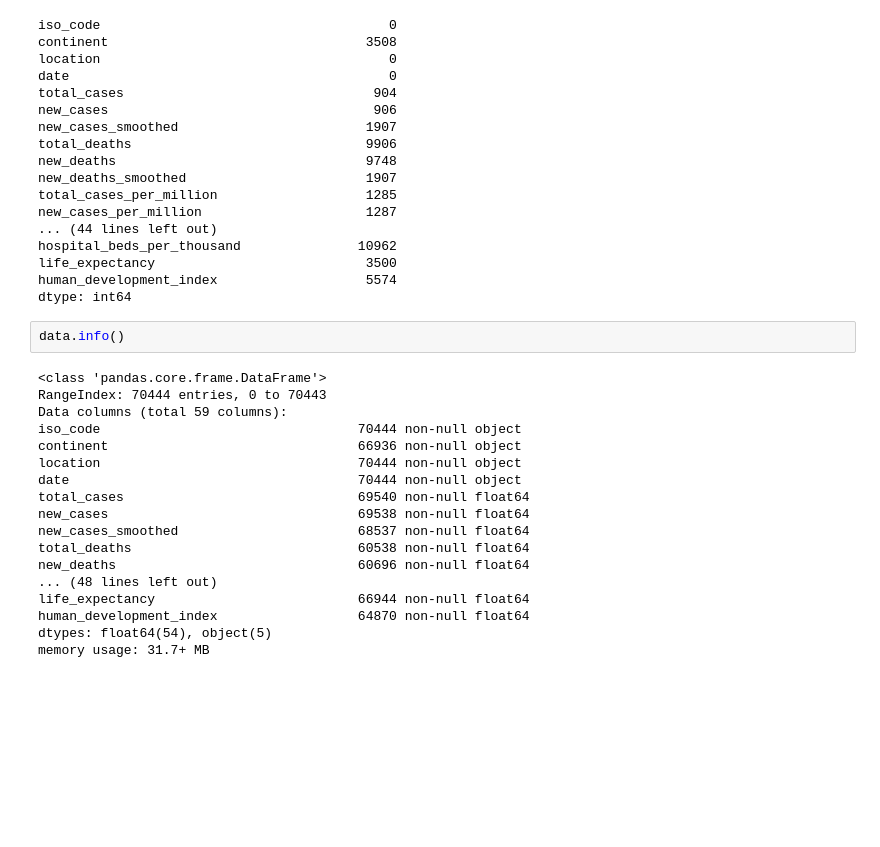
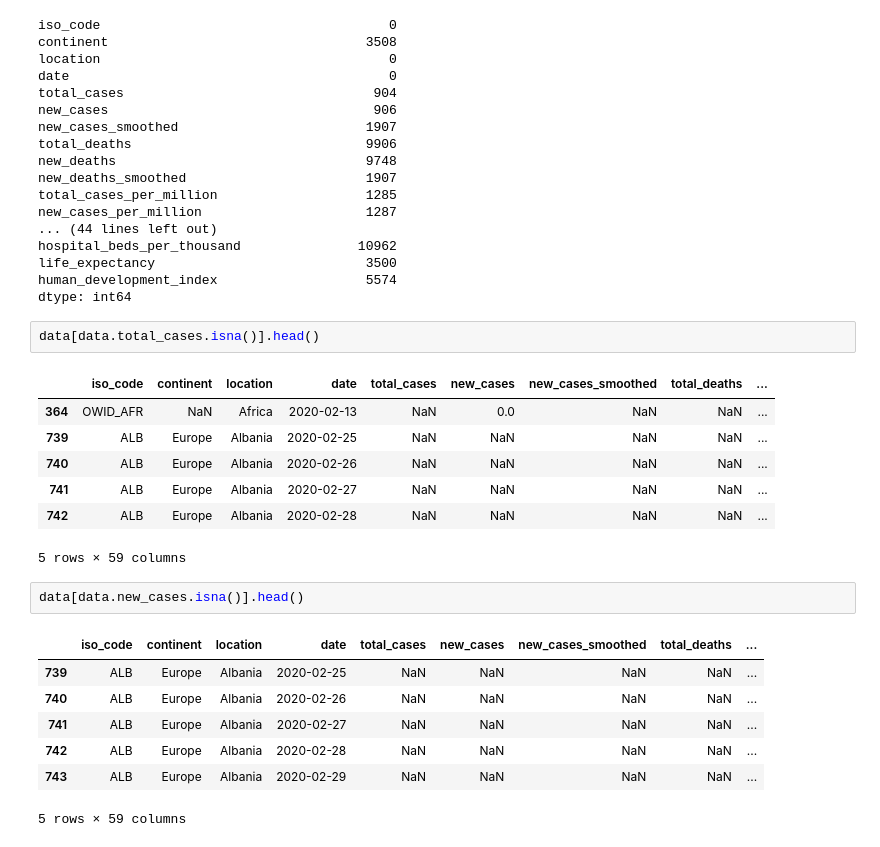
Before and after one commit to CGrannan/Covid-19-Project, a Jupyter notebook: Covid_19_stats.ipynb, the cells around one changed output. Drawn from its saved outputs; the diff is of its cells as text; blank space fills up the shorter version.

```diff
--- a/Covid_19_stats.ipynb
+++ b/Covid_19_stats.ipynb
@@ -35,23 +39,23 @@ hospital_beds_per_thousand               10962
 life_expectancy                           3500
 human_development_index                   5574
 dtype: int64
-# %%
-data.info()
-# %% [output]
-<class 'pandas.core.frame.DataFrame'>
-RangeIndex: 70444 entries, 0 to 70443
-Data columns (total 59 columns):
-iso_code                                 70444 non-null object
-continent                                66936 non-null object
-location                                 70444 non-null object
-date                                     70444 non-null object
-total_cases                              69540 non-null float64
-new_cases                                69538 non-null float64
-new_cases_smoothed                       68537 non-null float64
-total_deaths                             60538 non-null float64
-new_deaths                               60696 non-null float64
-... (48 lines left out)
-life_expectancy                          66944 non-null float64
-human_development_index                  64870 non-null float64
-dtypes: float64(54), object(5)
-memory usage: 31.7+ MB
+# %%
+data[data.total_cases.isna()].head()
+# %% [output]
+|  | iso_code | continent | location | date | total_cases | new_cases | new_cases_smoothed | total_deaths | ... |
+| 364 | OWID_AFR | NaN | Africa | 2020-02-13 | NaN | 0.0 | NaN | NaN | ... |
+| 739 | ALB | Europe | Albania | 2020-02-25 | NaN | NaN | NaN | NaN | ... |
+| 740 | ALB | Europe | Albania | 2020-02-26 | NaN | NaN | NaN | NaN | ... |
+| 741 | ALB | Europe | Albania | 2020-02-27 | NaN | NaN | NaN | NaN | ... |
+| 742 | ALB | Europe | Albania | 2020-02-28 | NaN | NaN | NaN | NaN | ... |
+5 rows × 59 columns
+# %%
+data[data.new_cases.isna()].head()
+# %% [output]
+|  | iso_code | continent | location | date | total_cases | new_cases | new_cases_smoothed | total_deaths | ... |
+| 739 | ALB | Europe | Albania | 2020-02-25 | NaN | NaN | NaN | NaN | ... |
+| 740 | ALB | Europe | Albania | 2020-02-26 | NaN | NaN | NaN | NaN | ... |
+| 741 | ALB | Europe | Albania | 2020-02-27 | NaN | NaN | NaN | NaN | ... |
+| 742 | ALB | Europe | Albania | 2020-02-28 | NaN | NaN | NaN | NaN | ... |
+| 743 | ALB | Europe | Albania | 2020-02-29 | NaN | NaN | NaN | NaN | ... |
+5 rows × 59 columns
```
Also changed, not shown: parts of 11 cells of this notebook.
